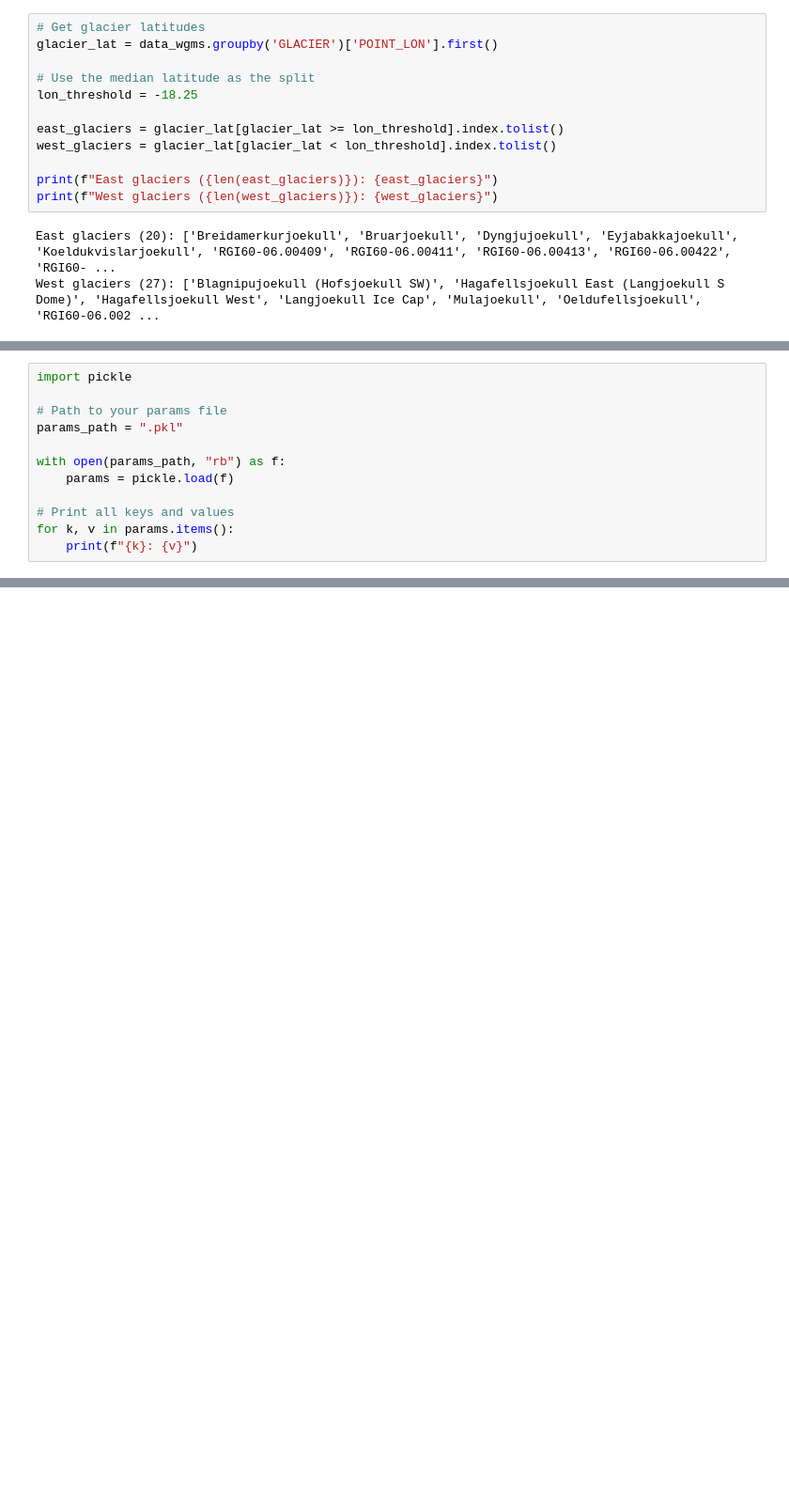
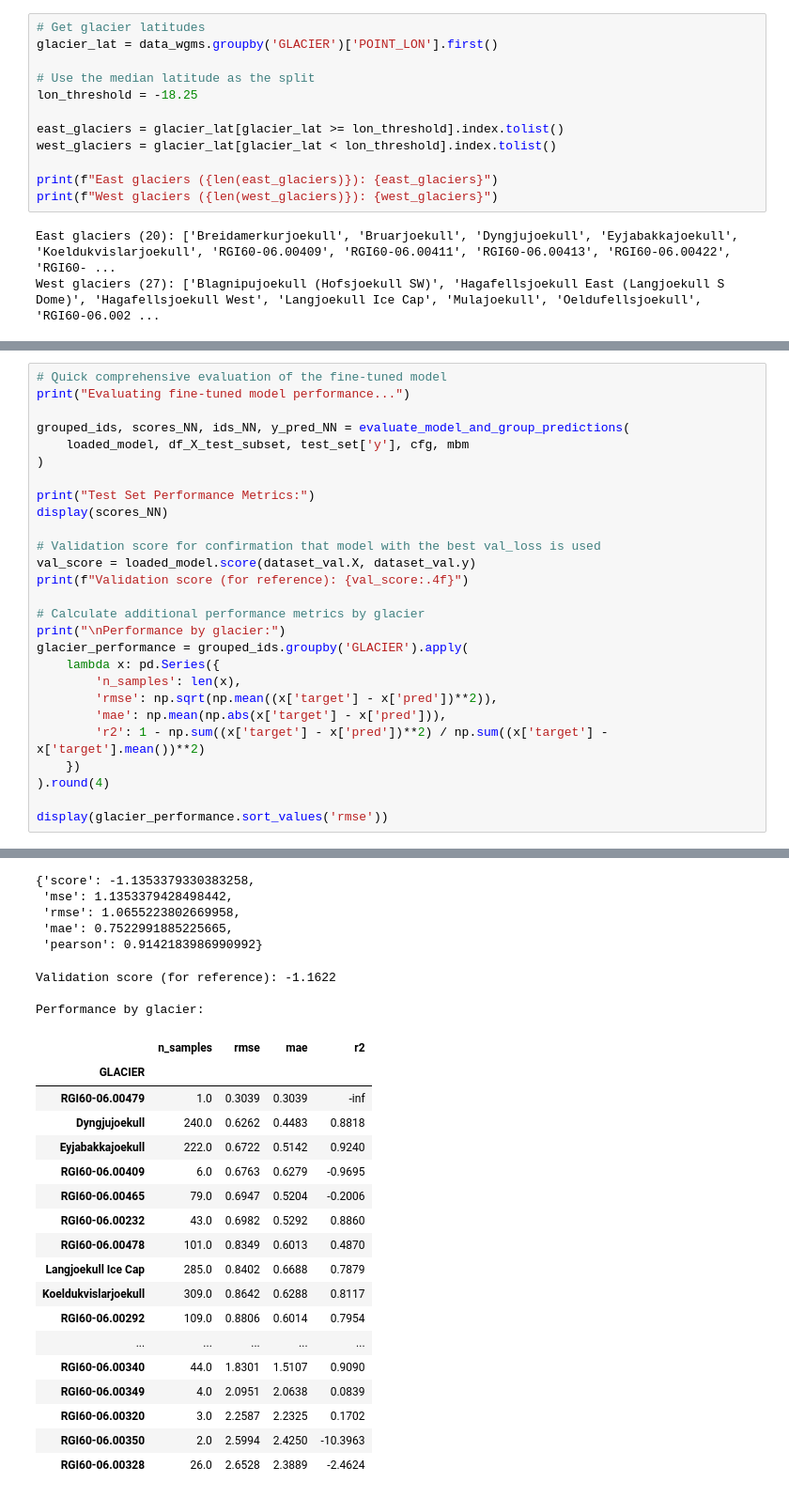
Before and after one commit to marvande/MassBalanceMachine, a Jupyter notebook: regions/Iceland_mb/3.2.4 Train-ML-model-NN_progressive_transfer.ipynb, the cells around one changed output, grey strips where cells are left out. Shown at 94% size. Drawn from its saved outputs; the diff is of its cells as text; blank space fills up the shorter version.

```diff
--- a/regions/Iceland_mb/3.2.4 Train-ML-model-NN_progressive_transfer.ipynb
+++ b/regions/Iceland_mb/3.2.4 Train-ML-model-NN_progressive_transfer.ipynb
@@ -635,12 +320,0 @@ Datasets will be created after loading Swiss model...
-# %%
-import pickle
-
-# Path to your params file
-params_path = ".pkl"
-
-with open(params_path, "rb") as f:
-    params = pickle.load(f)
-
-# Print all keys and values
-for k, v in params.items():
-    print(f"{k}: {v}")
@@ -1041,0 +873,28 @@ PlotIndividualGlacierPredVsTruth(grouped_ids, base_figsize=(20, 15))
+# %%
+# Quick comprehensive evaluation of the fine-tuned model
+print("Evaluating fine-tuned model performance...")
+
+grouped_ids, scores_NN, ids_NN, y_pred_NN = evaluate_model_and_group_predictions(
+    loaded_model, df_X_test_subset, test_set['y'], cfg, mbm
+)
+
+print("Test Set Performance Metrics:")
+display(scores_NN)
+
+# Validation score for confirmation that model with the best val_loss is used
+val_score = loaded_model.score(dataset_val.X, dataset_val.y)
+print(f"Validation score (for reference): {val_score:.4f}")
+
+# Calculate additional performance metrics by glacier
+print("\nPerformance by glacier:")
+glacier_performance = grouped_ids.groupby('GLACIER').apply(
+    lambda x: pd.Series({
+        'n_samples': len(x),
+        'rmse': np.sqrt(np.mean((x['target'] - x['pred'])**2)),
+        'mae': np.mean(np.abs(x['target'] - x['pred'])),
+        'r2': 1 - np.sum((x['target'] - x['pred'])**2) / np.sum((x['target'] - x['target'].mean())**2)
+    })
+).round(4)
+
+display(glacier_performance.sort_values('rmse'))
+# %% [output]
@@ -1041,0 +903,26 @@ PlotIndividualGlacierPredVsTruth(grouped_ids, base_figsize=(20, 15))
+{'score': -1.1353379330383258,
+ 'mse': 1.1353379428498442,
+ 'rmse': 1.0655223802669958,
+ 'mae': 0.7522991885225665,
+ 'pearson': 0.9142183986990992}
+Validation score (for reference): -1.1622
+
+Performance by glacier:
+|  | n_samples | rmse | mae | r2 |
+| GLACIER |  |  |  |  |
+| RGI60-06.00479 | 1.0 | 0.3039 | 0.3039 | -inf |
+| Dyngjujoekull | 240.0 | 0.6262 | 0.4483 | 0.8818 |
+| Eyjabakkajoekull | 222.0 | 0.6722 | 0.5142 | 0.9240 |
+| RGI60-06.00409 | 6.0 | 0.6763 | 0.6279 | -0.9695 |
+| RGI60-06.00465 | 79.0 | 0.6947 | 0.5204 | -0.2006 |
+| RGI60-06.00232 | 43.0 | 0.6982 | 0.5292 | 0.8860 |
+| RGI60-06.00478 | 101.0 | 0.8349 | 0.6013 | 0.4870 |
+| Langjoekull Ice Cap | 285.0 | 0.8402 | 0.6688 | 0.7879 |
+| Koeldukvislarjoekull | 309.0 | 0.8642 | 0.6288 | 0.8117 |
+| RGI60-06.00292 | 109.0 | 0.8806 | 0.6014 | 0.7954 |
+| ... | ... | ... | ... | ... |
+| RGI60-06.00340 | 44.0 | 1.8301 | 1.5107 | 0.9090 |
+| RGI60-06.00349 | 4.0 | 2.0951 | 2.0638 | 0.0839 |
+| RGI60-06.00320 | 3.0 | 2.2587 | 2.2325 | 0.1702 |
+| RGI60-06.00350 | 2.0 | 2.5994 | 2.4250 | -10.3963 |
+| RGI60-06.00328 | 26.0 | 2.6528 | 2.3889 | -2.4624 |
```
Also changed, not shown: parts of 72 cells of this notebook, 26 other files.
